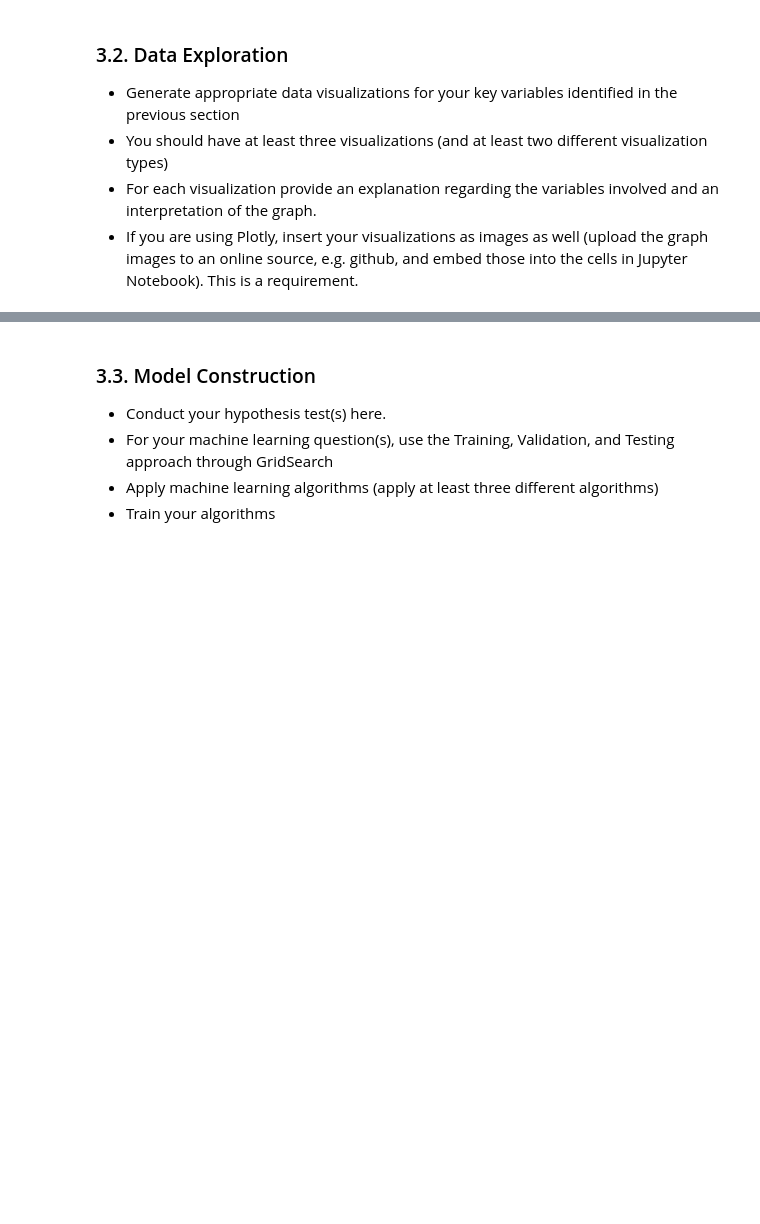
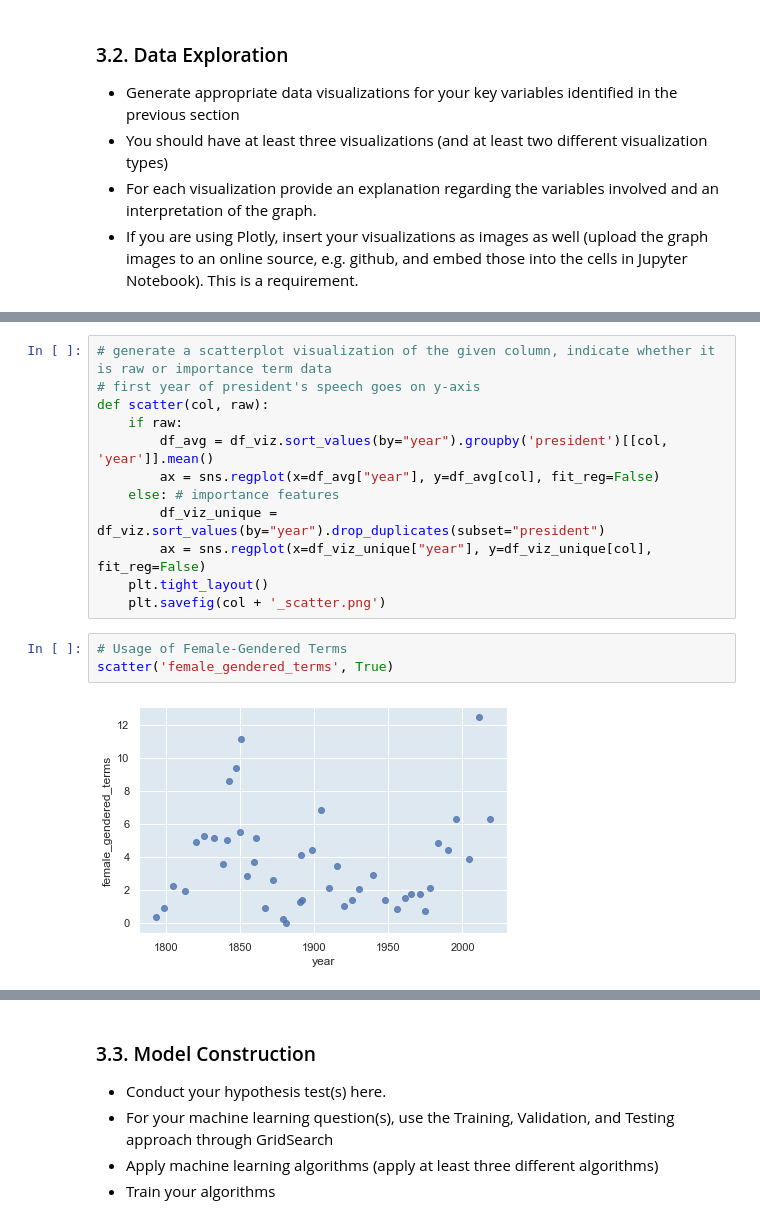
Before and after one commit to odaily/DS3000-Final, a Jupyter notebook: FP4.ipynb, the cells around one changed output, grey strips where cells are left out. Saved outputs shown, nothing was run; the diff lists cells and outputs as text; blank space fills up the shorter version.

```diff
--- a/FP4.ipynb
+++ b/FP4.ipynb
@@ -465,0 +704,17 @@ df.to_csv(r'final_proj_dataset_with_importance.csv')
+# %%
+# generate a scatterplot visualization of the given column, indicate whether it is raw or importance term data
+# first year of president's speech goes on y-axis
+def scatter(col, raw):
+    if raw:
+        df_avg = df_viz.sort_values(by="year").groupby('president')[[col, 'year']].mean()
+        ax = sns.regplot(x=df_avg["year"], y=df_avg[col], fit_reg=False)
+    else: # importance features
+        df_viz_unique = df_viz.sort_values(by="year").drop_duplicates(subset="president")
+        ax = sns.regplot(x=df_viz_unique["year"], y=df_viz_unique[col], fit_reg=False)
+    plt.tight_layout()
+    plt.savefig(col + '_scatter.png')
+# %%
+# Usage of Female-Gendered Terms
+scatter('female_gendered_terms', True)
+# %% [output]
+[figure, added]
```
Also changed, not shown: parts of 40 cells of this notebook.
